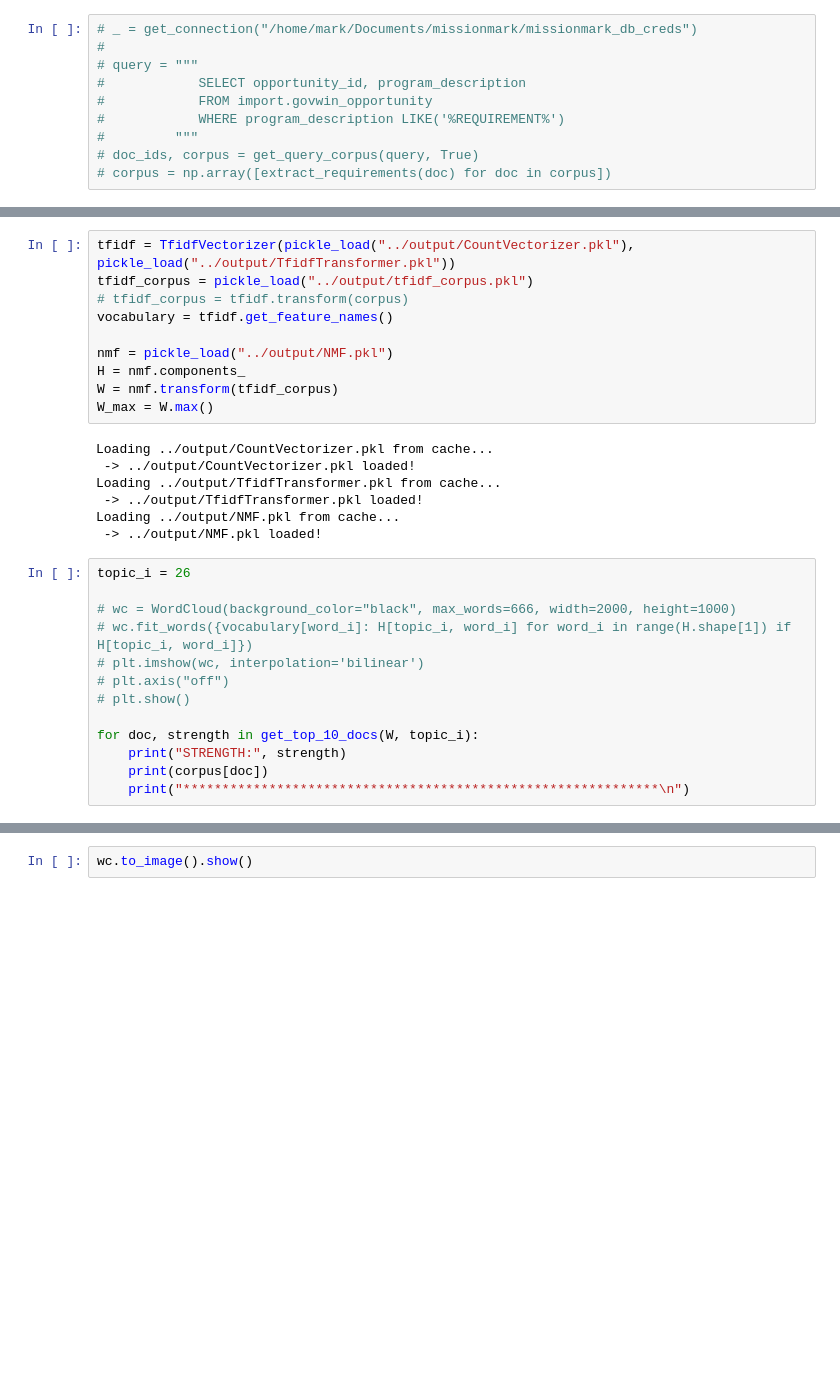
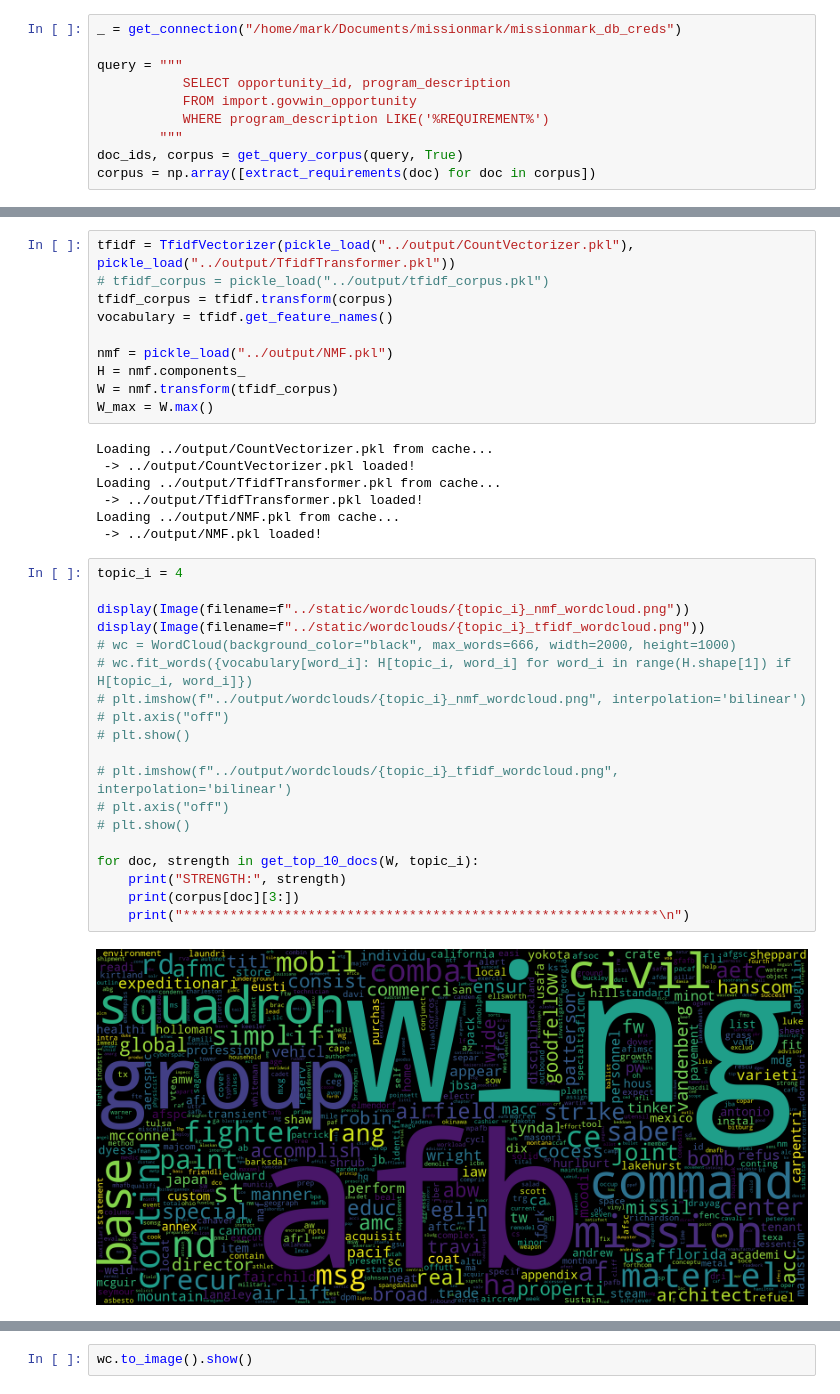
Before and after one commit to mevers303/missionmark, a Jupyter notebook: src/topic_labeling.ipynb, the cells around one changed output, grey strips where cells are left out. Cells and saved outputs as stored; diff of their text form; blank space fills up the shorter version.

```diff
--- a/src/topic_labeling.ipynb
+++ b/src/topic_labeling.ipynb
@@ -12,13 +13,13 @@ from wordcloud import WordCloud
 # %%
-# _ = get_connection("/home/mark/Documents/missionmark/missionmark_db_creds")
-#
-# query = """
-#            SELECT opportunity_id, program_description
-#            FROM import.govwin_opportunity
-#            WHERE program_description LIKE('%REQUIREMENT%')
-#         """
-# doc_ids, corpus = get_query_corpus(query, True)
-# corpus = np.array([extract_requirements(doc) for doc in corpus])
+_ = get_connection("/home/mark/Documents/missionmark/missionmark_db_creds")
+
+query = """
+           SELECT opportunity_id, program_description
+           FROM import.govwin_opportunity
+           WHERE program_description LIKE('%REQUIREMENT%')
+        """
+doc_ids, corpus = get_query_corpus(query, True)
+corpus = np.array([extract_requirements(doc) for doc in corpus])
 # %% [output]
 Connecting to Postgres database...
  -> Connection successful!
@@ -25,7 +28,7 @@ Connecting to Postgres database...
 # %%
 tfidf = TfidfVectorizer(pickle_load("../output/CountVectorizer.pkl"), pickle_load("../output/TfidfTransformer.pkl"))
-tfidf_corpus = pickle_load("../output/tfidf_corpus.pkl")
-# tfidf_corpus = tfidf.transform(corpus)
+# tfidf_corpus = pickle_load("../output/tfidf_corpus.pkl")
+tfidf_corpus = tfidf.transform(corpus)
 vocabulary = tfidf.get_feature_names()
 
 nmf = pickle_load("../output/NMF.pkl")
@@ -40,16 +43,23 @@ Loading ../output/TfidfTransformer.pkl from cache...
 Loading ../output/NMF.pkl from cache...
  -> ../output/NMF.pkl loaded!
 # %%
-topic_i = 26
+topic_i = 4
 
+display(Image(filename=f"../static/wordclouds/{topic_i}_nmf_wordcloud.png"))
+display(Image(filename=f"../static/wordclouds/{topic_i}_tfidf_wordcloud.png"))
 # wc = WordCloud(background_color="black", max_words=666, width=2000, height=1000)
 # wc.fit_words({vocabulary[word_i]: H[topic_i, word_i] for word_i in range(H.shape[1]) if H[topic_i, word_i]})
-# plt.imshow(wc, interpolation='bilinear')
+# plt.imshow(f"../output/wordclouds/{topic_i}_nmf_wordcloud.png", interpolation='bilinear')
+# plt.axis("off")
+# plt.show()
+
+# plt.imshow(f"../output/wordclouds/{topic_i}_tfidf_wordcloud.png", interpolation='bilinear')
 # plt.axis("off")
 # plt.show()
 
 for doc, strength in get_top_10_docs(W, topic_i):
     print("STRENGTH:", strength)
-    print(corpus[doc])
+    print(corpus[doc][3:])
     print("*************************************************************\n")
 # %% [output]
+[figure, added]
```
Also changed, not shown: parts of 3 cells of this notebook, 4 other files.
